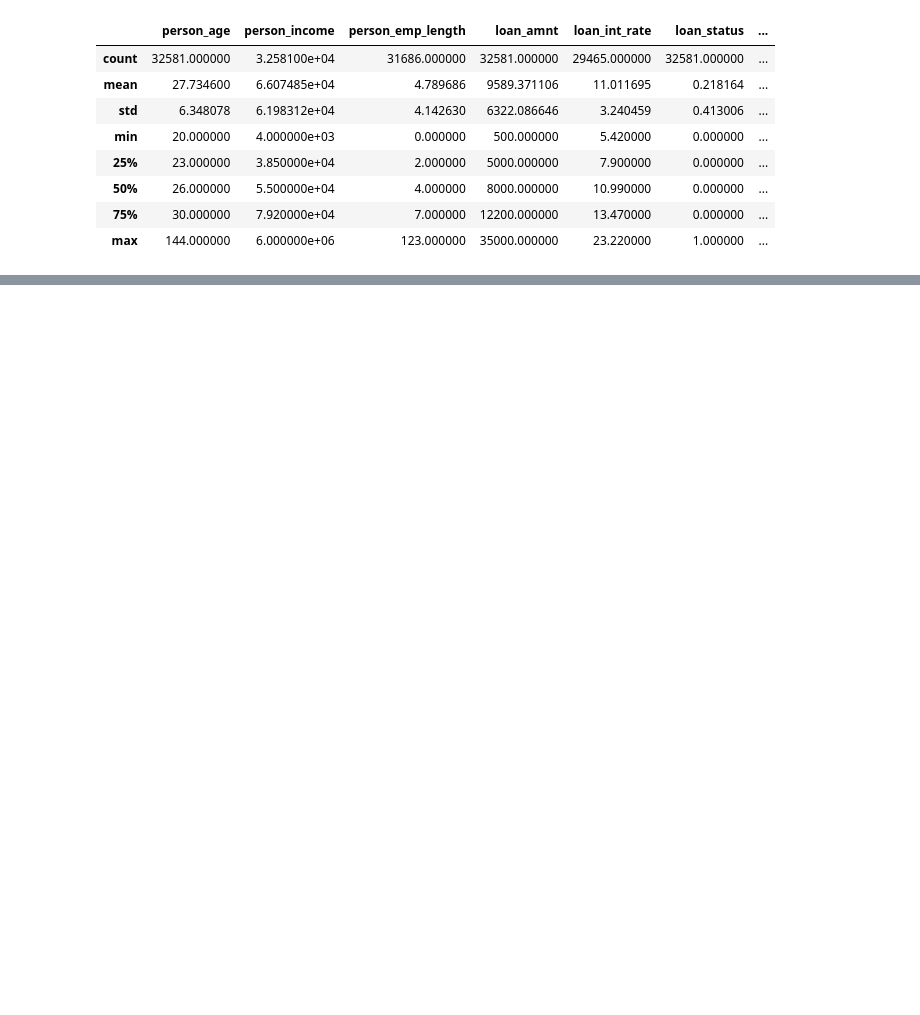
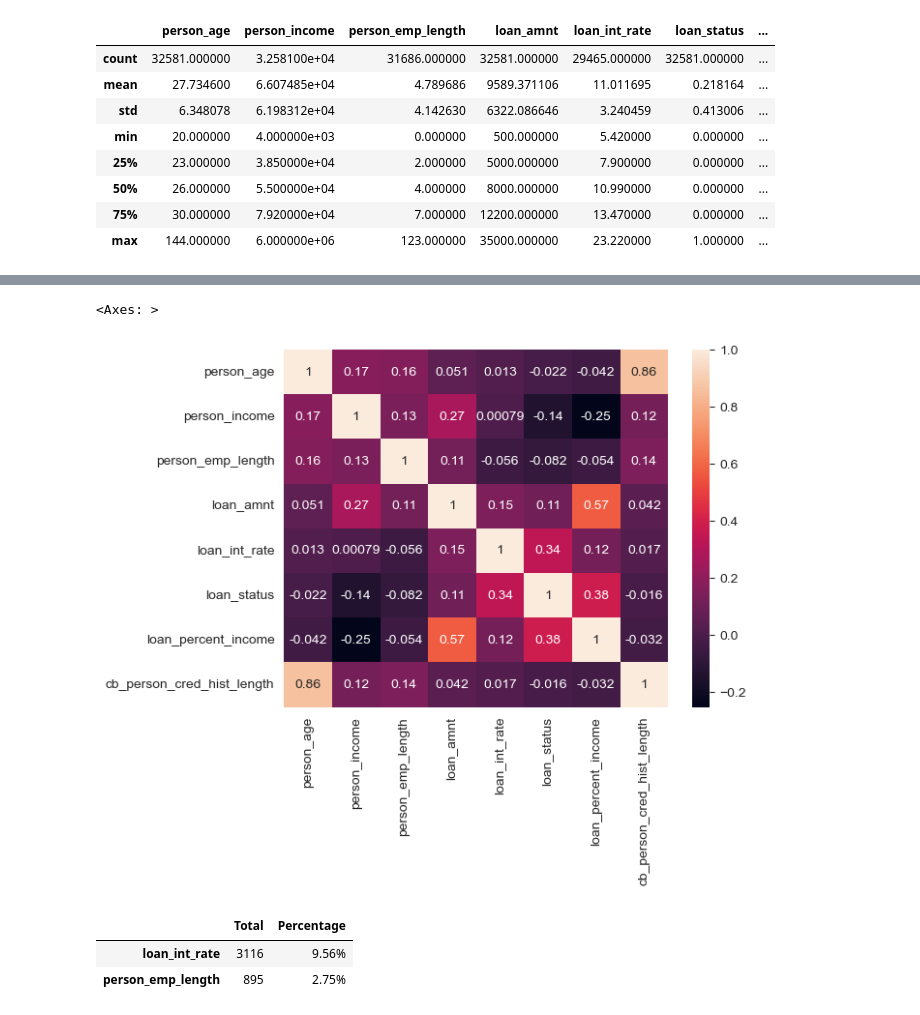
Before and after one commit to chiseanchang0727/kaggle, a Jupyter notebook: credit_risk_prediction/credit_risk_prediction.ipynb, the cells around one changed output, grey strips where cells are left out. Drawn from its saved outputs; the diff is of its cells as text; code cells hidden in the pictures; blank space fills up the shorter version.

```diff
--- a/credit_risk_prediction/credit_risk_prediction.ipynb
+++ b/credit_risk_prediction/credit_risk_prediction.ipynb
@@ -64,0 +104,13 @@ data.describe()
+# %%
+numerical_features = [col for col in data.columns if data[col].dtype in ["float64","int64"]]
+corr_matrix = data[numerical_features].corr()
+sns.heatmap(corr_matrix, annot=True)
+# %% [output]
+<Axes: >
+[figure, added]
+# %%
+missing_value_percentage(data)
+# %% [output]
+|  | Total | Percentage |
+| loan_int_rate | 3116 | 9.56% |
+| person_emp_length | 895 | 2.75% |
```
Also changed, not shown: parts of 3 cells of this notebook.
